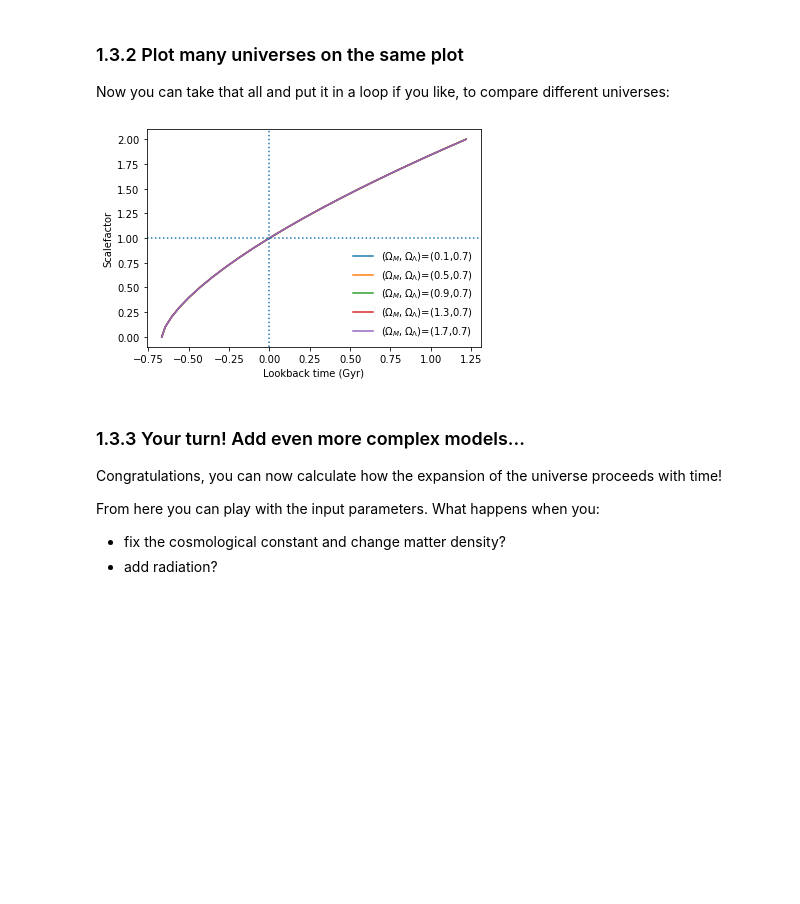
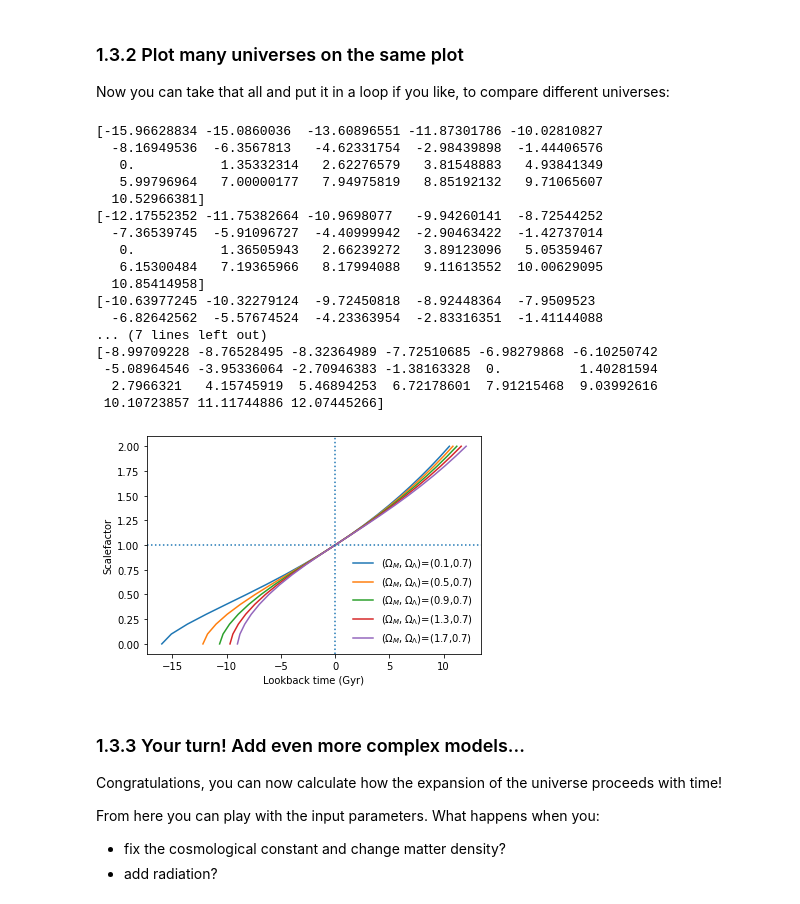
Before and after one commit to nicomii/cosmooo, a Jupyter notebook: CosmoIntro.ipynb, the cells around one changed output. Saved outputs shown, nothing was run; the diff lists cells and outputs as text; code cells hidden in the pictures; blank space fills up the shorter version.

```diff
--- a/CosmoIntro(1).ipynb
+++ b/CosmoIntro.ipynb
@@ -203,8 +203,8 @@ def adotinv(a,om,ol):
     return 1.0/adot
 # %%
 # Calculate for the universe we think we live in, with approximately matter density 0.3 and cosmological constant 0.7
-om = 0.5
-ol = -0.5
+om = 0.7
+ol = 0.3
 
 # Note that when you integrate something with more than one argument you pass it with args=(arg1,arg2) in the integrate function
 # e.g. "integrate.quad(adotinv, lower_limit, uper_limit, args=(om,ol))""
@@ -233,19 +233,37 @@ Now you can take that all and put it in a loop if you like, to compare different
 # %%
 om_arr = np.arange(0.1,2.1,0.4)
 ol = 0.7
 
 for om in om_arr:
-    t_lookback_Gyr = np.array([integrate.quad(adotinv_flatmatter, 1, a_end)[0] for a_end in a_arr])
+    t_lookback_Gyr = np.array([integrate.quad(adotinv, 1, a_end, args = (om, ol))[0] for a_end in a_arr])
+    print(t_lookback_Gyr)
     plt.plot(t_lookback_Gyr,a_arr,label='$(\Omega_M,\Omega_\Lambda)$=(%.1f,%.1f)'%(om,ol))
 
 plt.axvline(x=0,linestyle=':') # Plot some crosshairs
 plt.axhline(y=1,linestyle=':')
 plt.xlabel('Lookback time (Gyr)')
 plt.ylabel('Scalefactor')
 plt.legend(loc='lower right',frameon=False)
 plt.show()
 # %% [output]
+[-15.96628834 -15.0860036  -13.60896551 -11.87301786 -10.02810827
+  -8.16949536  -6.3567813   -4.62331754  -2.98439898  -1.44406576
+   0.           1.35332314   2.62276579   3.81548883   4.93841349
+   5.99796964   7.00000177   7.94975819   8.85192132   9.71065607
+  10.52966381]
+[-12.17552352 -11.75382664 -10.9698077   -9.94260141  -8.72544252
+  -7.36539745  -5.91096727  -4.40999942  -2.90463422  -1.42737014
+   0.           1.36505943   2.66239272   3.89123096   5.05359467
+   6.15300484   7.19365966   8.17994088   9.11613552  10.00629095
+  10.85414958]
+[-10.63977245 -10.32279124  -9.72450818  -8.92448364  -7.9509523
+  -6.82642562  -5.57674524  -4.23363954  -2.83316351  -1.41144088
+... (7 lines left out)
+[-8.99709228 -8.76528495 -8.32364989 -7.72510685 -6.98279868 -6.10250742
+ -5.08964546 -3.95336064 -2.70946383 -1.38163328  0.          1.40281594
+  2.7966321   4.15745919  5.46894253  6.72178601  7.91215468  9.03992616
+ 10.10723857 11.11744886 12.07445266]
-[figure, old version]
+[figure, new version]
 # %% [markdown]
 ### 1.3.3 Your turn!  Add even more complex models...
 Congratulations, you can now calculate how the expansion of the universe proceeds with time!
```
Also changed, not shown: parts of 1 cell of this notebook.
